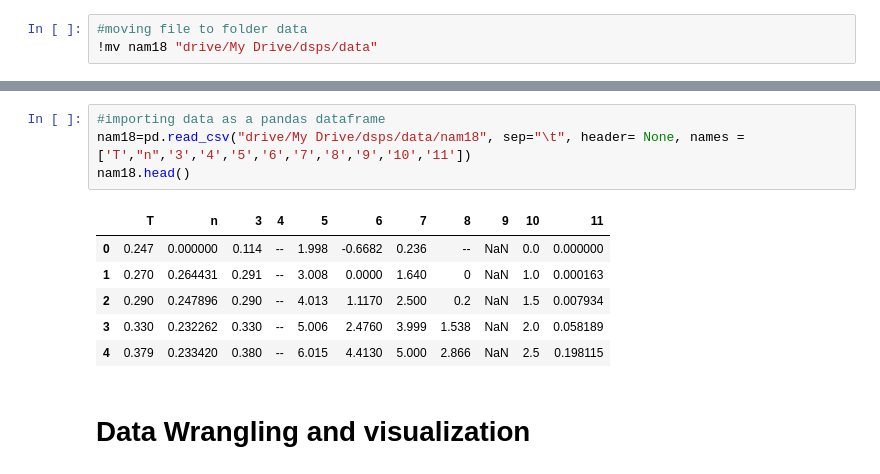
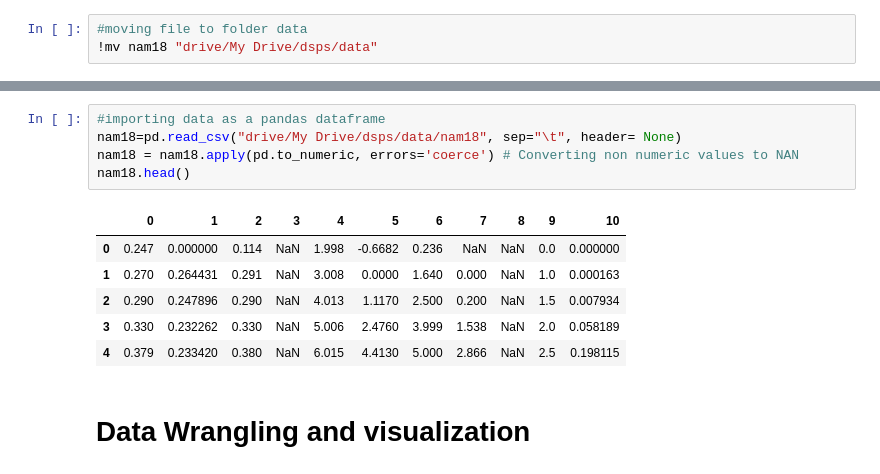
Before and after one commit to narayan-paudel/DSPS_EPAUDEL, a Jupyter notebook: HW7_ePaudel/LRtestAndMCMC.ipynb, the cells around one changed output, grey strips where cells are left out. Drawn from its saved outputs; the diff is of its cells as text.

```diff
--- a/HW7_ePaudel/LRtestAndMCMC.ipynb
+++ b/HW7_ePaudel/LRtestAndMCMC.ipynb
@@ -57,14 +58,15 @@ jla_likelihood_v6/  nam18
 # %%
 #importing data as a pandas dataframe
-nam18=pd.read_csv("drive/My Drive/dsps/data/nam18", sep="\t", header= None, names = ['T',"n",'3','4','5','6','7','8','9','10','11'])
+nam18=pd.read_csv("drive/My Drive/dsps/data/nam18", sep="\t", header= None)
+nam18 = nam18.apply(pd.to_numeric, errors='coerce') # Converting non numeric values to NAN
 nam18.head()
 # %% [output]
-|  | T | n | 3 | 4 | 5 | 6 | 7 | 8 | 9 | 10 | 11 |
-| 0 | 0.247 | 0.000000 | 0.114 | -- | 1.998 | -0.6682 | 0.236 | -- | NaN | 0.0 | 0.000000 |
-| 1 | 0.270 | 0.264431 | 0.291 | -- | 3.008 | 0.0000 | 1.640 | 0 | NaN | 1.0 | 0.000163 |
-| 2 | 0.290 | 0.247896 | 0.290 | -- | 4.013 | 1.1170 | 2.500 | 0.2 | NaN | 1.5 | 0.007934 |
-| 3 | 0.330 | 0.232262 | 0.330 | -- | 5.006 | 2.4760 | 3.999 | 1.538 | NaN | 2.0 | 0.058189 |
-| 4 | 0.379 | 0.233420 | 0.380 | -- | 6.015 | 4.4130 | 5.000 | 2.866 | NaN | 2.5 | 0.198115 |
+|  | 0 | 1 | 2 | 3 | 4 | 5 | 6 | 7 | 8 | 9 | 10 |
+| 0 | 0.247 | 0.000000 | 0.114 | NaN | 1.998 | -0.6682 | 0.236 | NaN | NaN | 0.0 | 0.000000 |
+| 1 | 0.270 | 0.264431 | 0.291 | NaN | 3.008 | 0.0000 | 1.640 | 0.000 | NaN | 1.0 | 0.000163 |
+| 2 | 0.290 | 0.247896 | 0.290 | NaN | 4.013 | 1.1170 | 2.500 | 0.200 | NaN | 1.5 | 0.007934 |
+| 3 | 0.330 | 0.232262 | 0.330 | NaN | 5.006 | 2.4760 | 3.999 | 1.538 | NaN | 2.0 | 0.058189 |
+| 4 | 0.379 | 0.233420 | 0.380 | NaN | 6.015 | 4.4130 | 5.000 | 2.866 | NaN | 2.5 | 0.198115 |
 # %% [markdown]
 # Data Wrangling and visualization
 # %% [markdown]
```
Also changed, not shown: parts of 37 cells of this notebook, 1 other file.
